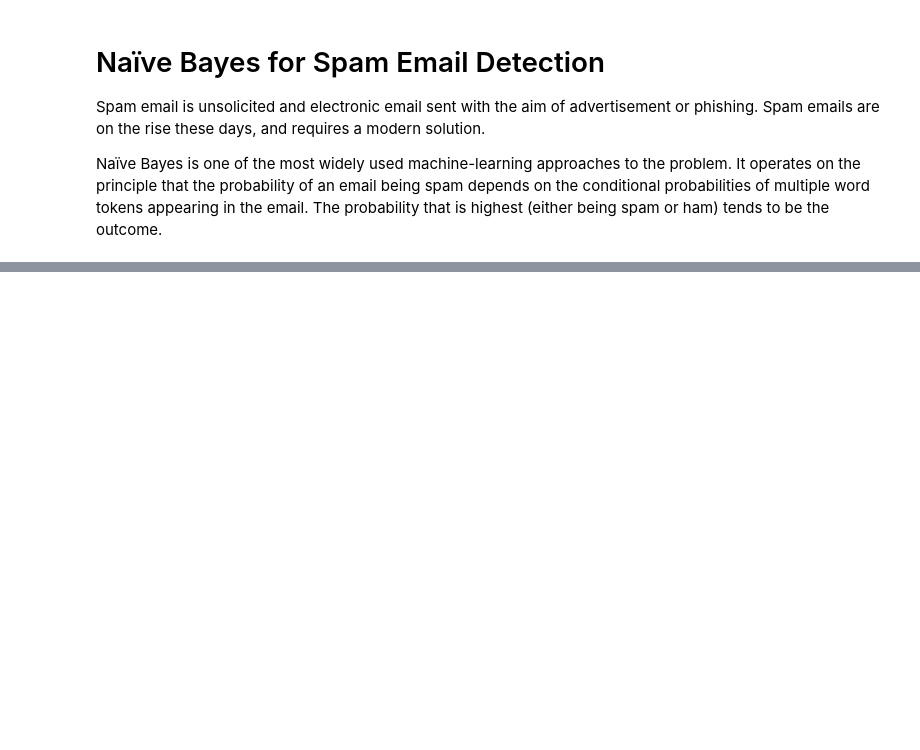
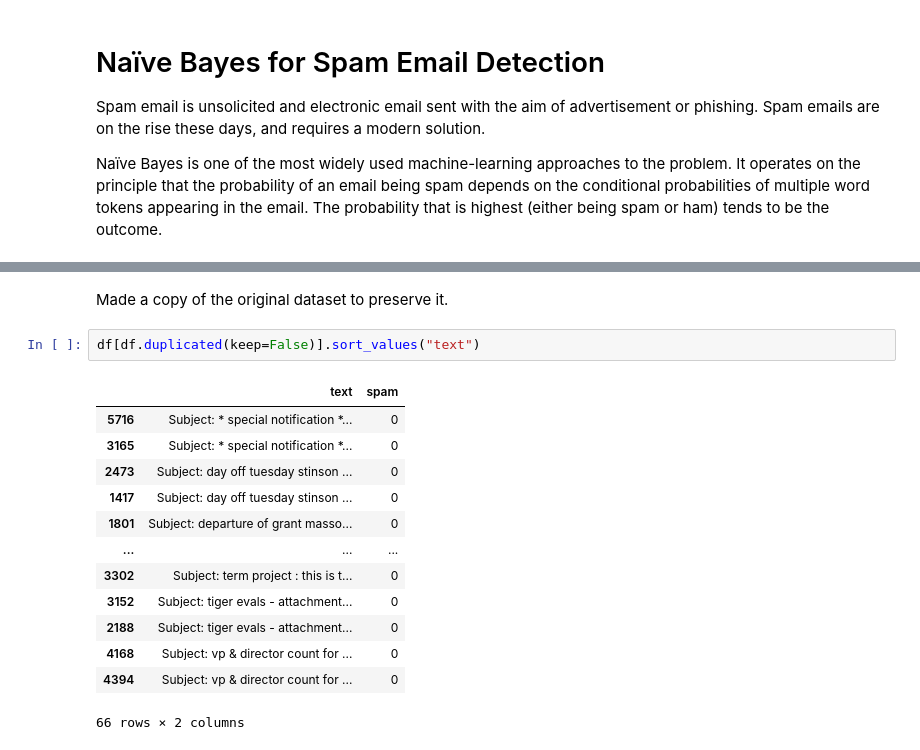
Before and after one commit to Guy0Kana/Naive-Bayes-spam-detector, a Jupyter notebook: naivebayes-spamdetector.ipynb, the cells around one changed output, grey strips where cells are left out. Cells and saved outputs as stored; diff of their text form; blank space fills up the shorter version.

```diff
--- a/naivebayes-spamdetector.ipynb
+++ b/naivebayes-spamdetector.ipynb
@@ -33,0 +86,18 @@ None
+# %% [markdown]
+Made a copy of the original dataset to preserve it.
+# %%
+df[df.duplicated(keep=False)].sort_values("text")
+# %% [output]
+|  | text | spam |
+| 5716 | Subject: * special notification *... | 0 |
+| 3165 | Subject: * special notification *... | 0 |
+| 2473 | Subject: day off tuesday stinson ... | 0 |
+| 1417 | Subject: day off tuesday stinson ... | 0 |
+| 1801 | Subject: departure of grant masso... | 0 |
+| ... | ... | ... |
+| 3302 | Subject: term project : this is t... | 0 |
+| 3152 | Subject: tiger evals - attachment... | 0 |
+| 2188 | Subject: tiger evals - attachment... | 0 |
+| 4168 | Subject: vp & director count for ... | 0 |
+| 4394 | Subject: vp & director count for ... | 0 |
+66 rows × 2 columns
```
Also changed, not shown: parts of 15 cells of this notebook.
